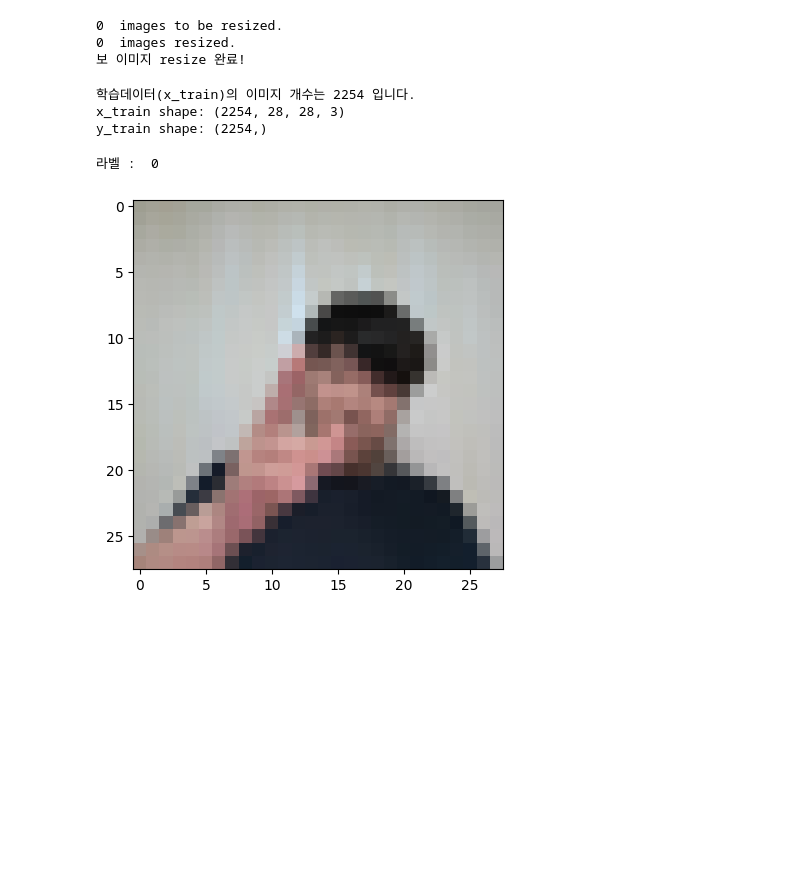
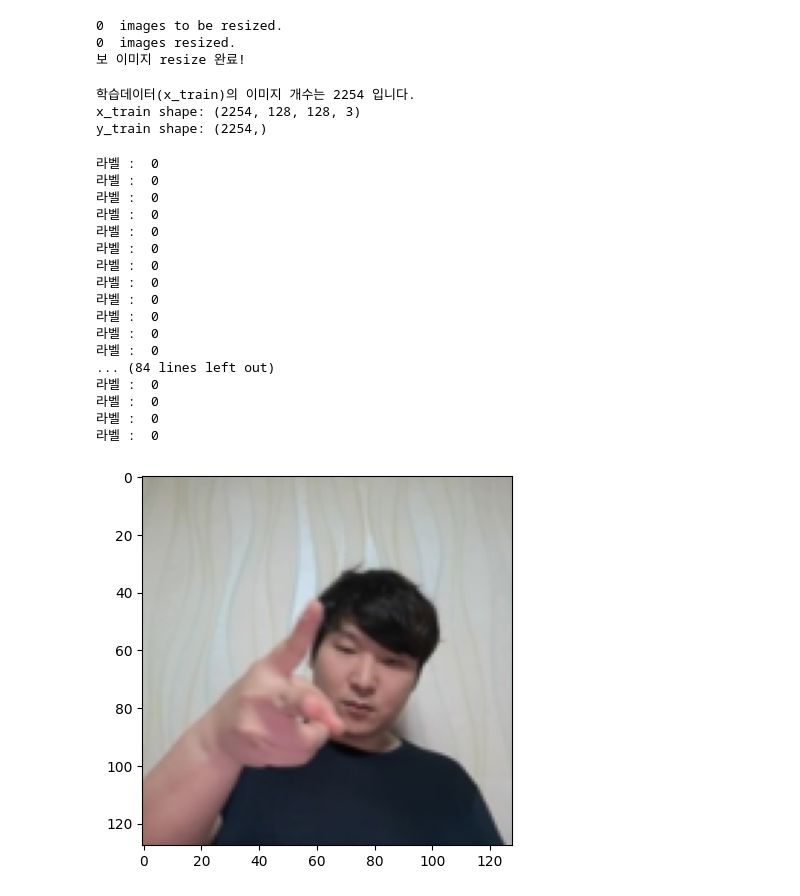
Before and after one commit to Geon-05/dailycoding, a Jupyter notebook: moving/rockgame/play_game.ipynb, the cells around one changed output. Drawn from its saved outputs; the diff is of its cells as text; code cells hidden in the pictures; blank space fills up the shorter version.

```diff
--- a/moving/rockgame/play_game.ipynb
+++ b/moving/rockgame/play_game.ipynb
@@ -55,7 +55,7 @@ from PIL import Image
 
 def load_data(img_path, number_of_data=2254):  # 가위바위보 이미지 개수 총합에 주의하세요.
     # 가위 : 0, 바위 : 1, 보 : 2
-    img_size=28
+    img_size=128
     color=3
     #이미지 데이터와 라벨(가위 : 0, 바위 : 1, 보 : 2) 데이터를 담을 행렬(matrix) 영역을 생성합니다.
     imgs=np.zeros(number_of_data*img_size*img_size*color,dtype=np.int32).reshape(number_of_data,img_size,img_size,color)
@@ -63,21 +63,21 @@ def load_data(img_path, number_of_data=2254):  # 가위바위보 이미지 개
 
     idx=0
     for file in glob.iglob(img_path+'/scissors/*.jpg'):
-        img = Image.open(file).resize((28, 28))  # 크기를 (28, 28)로 변경
+        img = Image.open(file).resize((128, 128))  # 크기를 (28, 28)로 변경
         img = np.array(img, dtype=np.int32)
         imgs[idx,:,:,:]=img    # 데이터 영역에 이미지 행렬을 복사
         labels[idx]=0   # 가위 : 0
         idx=idx+1
 
     for file in glob.iglob(img_path+'/rock/*.jpg'):
-        img = Image.open(file).resize((28, 28))  # 크기를 (28, 28)로 변경
+        img = Image.open(file).resize((128, 128))  # 크기를 (28, 28)로 변경
         img = np.array(img, dtype=np.int32)
         imgs[idx,:,:,:]=img    # 데이터 영역에 이미지 행렬을 복사
         labels[idx]=1   # 바위 : 1
         idx=idx+1
 
     for file in glob.iglob(img_path+'/paper/*.jpg'):
-        img = Image.open(file).resize((28, 28))  # 크기를 (28, 28)로 변경
+        img = Image.open(file).resize((128, 128))  # 크기를 (28, 28)로 변경
         img = np.array(img, dtype=np.int32)
         imgs[idx,:,:,:]=img    # 데이터 영역에 이미지 행렬을 복사
         labels[idx]=2   # 보 : 2
@@ -94,14 +94,31 @@ print("x_train shape: {}".format(x_train.shape))
 print("y_train shape: {}".format(y_train.shape))
 # %% [output]
 학습데이터(x_train)의 이미지 개수는 2254 입니다.
-x_train shape: (2254, 28, 28, 3)
+x_train shape: (2254, 128, 128, 3)
 y_train shape: (2254,)
 # %%
-plt.imshow(x_train[0])
-print('라벨 : ', y_train[0])
+for i in range(100):
+    plt.imshow(x_train[i])
+    print('라벨 : ', y_train[i])
 # %% [output]
 라벨 :  0
+라벨 :  0
+라벨 :  0
+라벨 :  0
+라벨 :  0
+라벨 :  0
+라벨 :  0
+라벨 :  0
+라벨 :  0
+라벨 :  0
+라벨 :  0
+라벨 :  0
+... (84 lines left out)
+라벨 :  0
+라벨 :  0
+라벨 :  0
+라벨 :  0
-[figure, old version]
+[figure, new version]
 # %%
 import tensorflow as tf
 from tensorflow import keras
```
Also changed, not shown: parts of 8 cells of this notebook, 2 other files.
